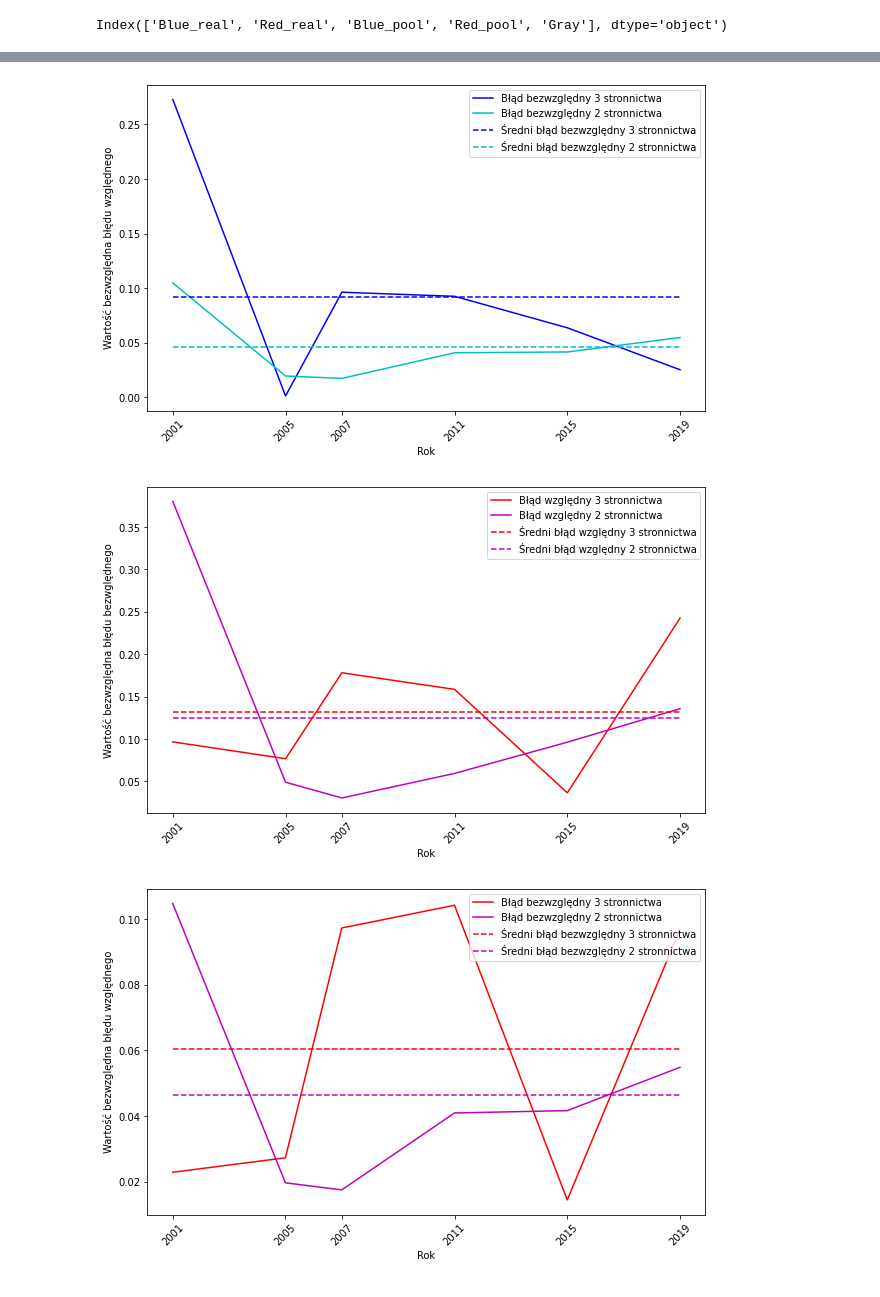
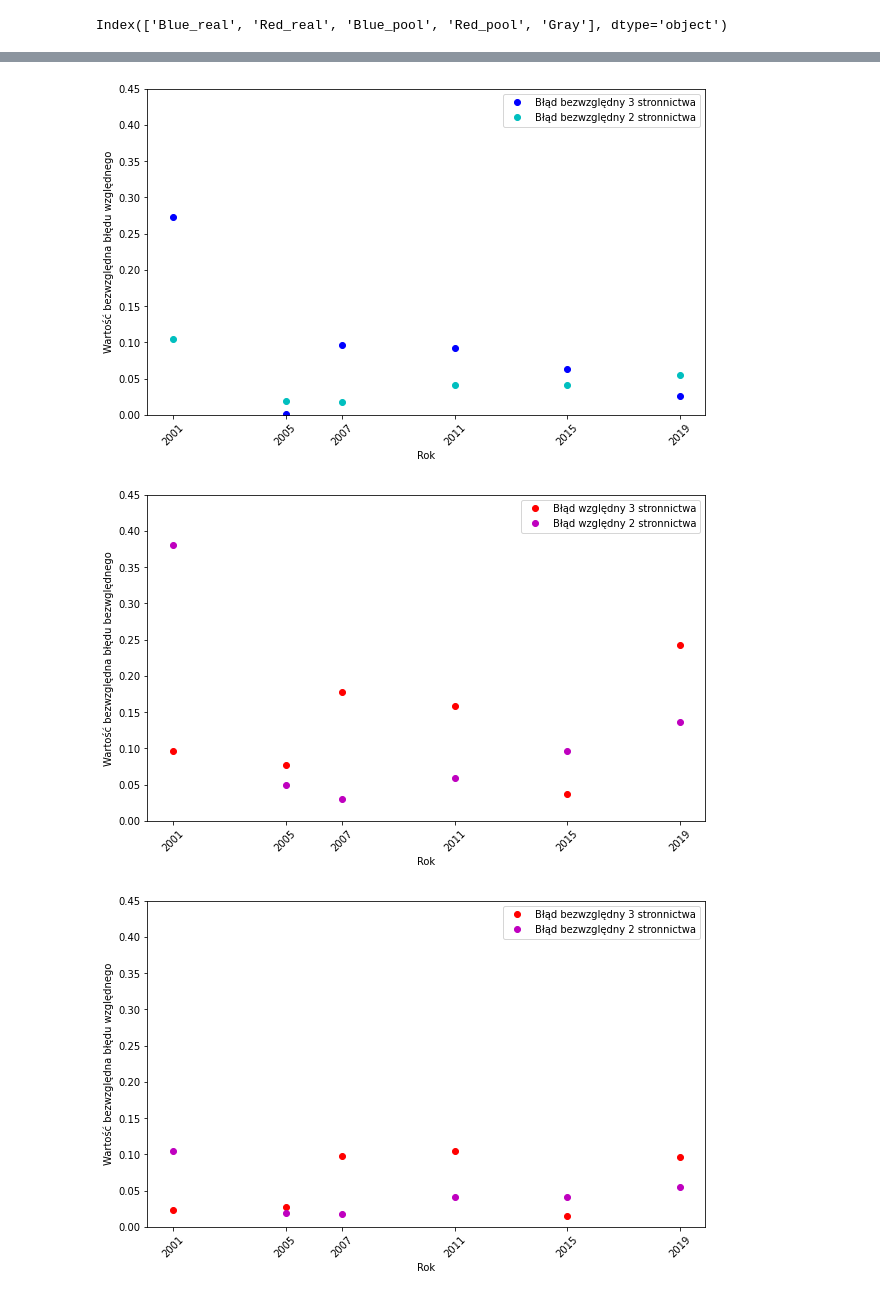
Before and after one commit to MarBry111/Forecast_Election_Poland, a Jupyter notebook: EXAMING_changes_in_cluestering.ipynb, the cells around one changed output, grey strips where cells are left out. Cells and saved outputs as stored; diff of their text form; code cells hidden in the pictures.

```diff
--- a/EXAMING_changes_in_cluestering.ipynb
+++ b/EXAMING_changes_in_cluestering.ipynb
@@ -170,65 +172,74 @@ plt.savefig('dane_pdf/sondaze/errors_B_2_clust.pdf', bbox_inches='tight')#, form
 # %%
 fig, ax = plt.subplots()
 
-errB[['3_bezwzg_B','2_bezwzg_B']].abs().plot(color=['b','c'],
-                                 #style = ['b--','-'],
+errB[['3_bezwzg_B','2_bezwzg_B']].abs().plot(#color=['b','c'],
+                                 style = ['bo','co'],
                                  figsize=(10,6), sharex=True, ax=ax)
 mean_B = errB[['3_bezwzg_B','2_bezwzg_B']].abs().mean(0)
-ax.plot([2001,2019],[mean_B[0],mean_B[0]],'b--')
-ax.plot([2001,2019],[mean_B[1],mean_B[1]],'c--')
+#ax.plot([2001,2019],[mean_B[0],mean_B[0]],'b--')
+#ax.plot([2001,2019],[mean_B[1],mean_B[1]],'c--')
 
 plt.xticks([2001,2005,2007,2011,2015,2019],rotation=45)
 plt.xlabel('Rok')
 plt.ylabel('Wartość bezwzględna błędu względnego')
 plt.legend(['Błąd bezwzględny 3 stronnictwa',
-            'Błąd bezwzględny 2 stronnictwa',
-            'Średni błąd bezwzględny 3 stronnictwa',
-            'Średni błąd bezwzględny 2 stronnictwa'])
+            'Błąd bezwzględny 2 stronnictwa'
+            #,'Średni błąd bezwzględny 3 stronnictwa'
+            #,'Średni błąd bezwzględny 2 stronnictwa'
+           ])
+plt.ylim(0,0.45)
 
 plt.savefig('dane_pdf/sondaze/abs_errors_B_2_clust.pdf', bbox_inches='tight')#, format='eps')
 # %% [output]
-[figure, old version]
+[figure, new version]
 # %%
 fig, ax = plt.subplots()
 
-errR[['3_wzg_R','2_wzg_R']].abs().plot(color=['r','m'],
-                                 #style = ['b--','-'],
+errR[['3_wzg_R','2_wzg_R']].abs().plot(#color=['r','m'],
+                                 style = ['ro','mo'],
                                  figsize=(10,6), sharex=True, ax=ax)
 mean_R = errR[['3_wzg_R','2_wzg_R']].abs().mean(0)
-ax.plot([2001,2019],[mean_R[0],mean_R[0]],'r--')
-ax.plot([2001,2019],[mean_R[1],mean_R[1]],'m--')
+#ax.plot([2001,2019],[mean_R[0],mean_R[0]],'r--')
+#ax.plot([2001,2019],[mean_R[1],mean_R[1]],'m--')
 
 plt.xticks([2001,2005,2007,2011,2015,2019],rotation=45)
 plt.xlabel('Rok')
 plt.ylabel('Wartość bezwzględna błędu bezwględnego')
 
 plt.legend(['Błąd względny 3 stronnictwa',
-            'Błąd względny 2 stronnictwa',
-            'Średni błąd względny 3 stronnictwa',
-            'Średni błąd względny 2 stronnictwa'])
+            'Błąd względny 2 stronnictwa'
+            #,'Średni błąd względny 3 stronnictwa'
+            #,'Średni błąd względny 2 stronnictwa'
+           ])
+
+plt.ylim(0,0.45)
 
 plt.savefig('dane_pdf/sondaze/errors_R_2_clust.pdf', bbox_inches='tight')#, format='eps')
 # %% [output]
-[figure, old version]
+[figure, new version]
 # %%
 fig, ax = plt.subplots()
 
-errR[['3_bezwzg_R','2_bezwzg_R']].abs().plot(color=['r','m'],
-                                 #style = ['b--','-'],
+errR[['3_bezwzg_R','2_bezwzg_R']].abs().plot(#color=['r','m'],
+                                 style = ['ro','mo'],
                                  figsize=(10,6), sharex=True, ax=ax)
+
 mean_R = errR[['3_bezwzg_R','2_bezwzg_R']].abs().mean(0)
-ax.plot([2001,2019],[mean_R[0],mean_R[0]],'r--')
-ax.plot([2001,2019],[mean_R[1],mean_R[1]],'m--')
+#ax.plot([2001,2019],[mean_R[0],mean_R[0]],'r--')
+#ax.plot([2001,2019],[mean_R[1],mean_R[1]],'m--')
 
 plt.xticks([2001,2005,2007,2011,2015,2019],rotation=45)
 plt.xlabel('Rok')
 plt.ylabel('Wartość bezwzględna błędu względnego')
 
 plt.legend(['Błąd bezwzględny 3 stronnictwa',
-            'Błąd bezwzględny 2 stronnictwa',
-            'Średni błąd bezwzględny 3 stronnictwa',
-            'Średni błąd bezwzględny 2 stronnictwa'])
+            'Błąd bezwzględny 2 stronnictwa'
+            #,'Średni błąd bezwzględny 3 stronnictwa'
+            #,'Średni błąd bezwzględny 2 stronnictwa'
+           ])
+
+plt.ylim(0,0.45)
 
 plt.savefig('dane_pdf/sondaze/abs_errors_R_2_clust.pdf', bbox_inches='tight')#, format='eps')
 # %% [output]
-[figure, old version]
+[figure, new version]
```
Also changed, not shown: parts of 4 cells of this notebook, 17 other files.
